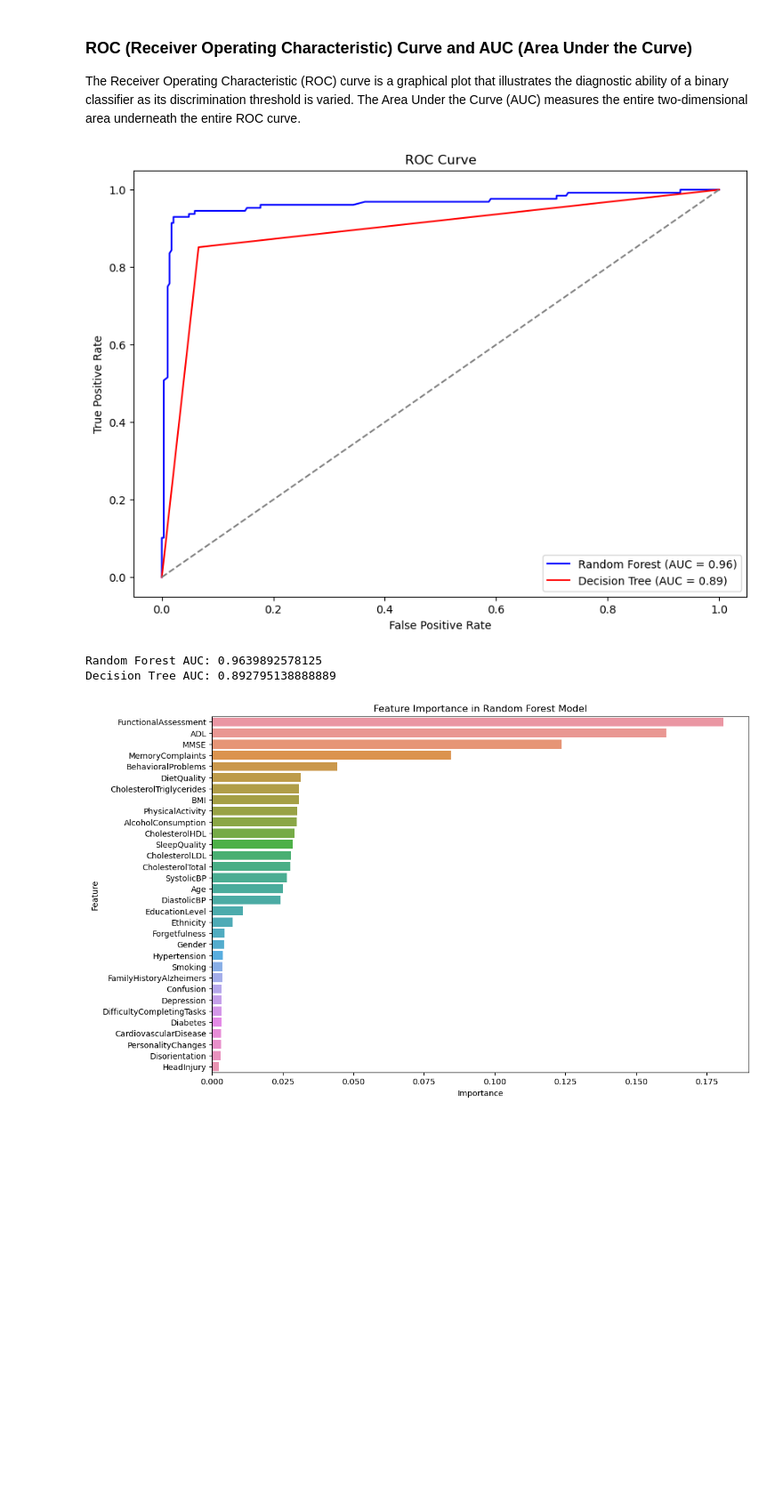
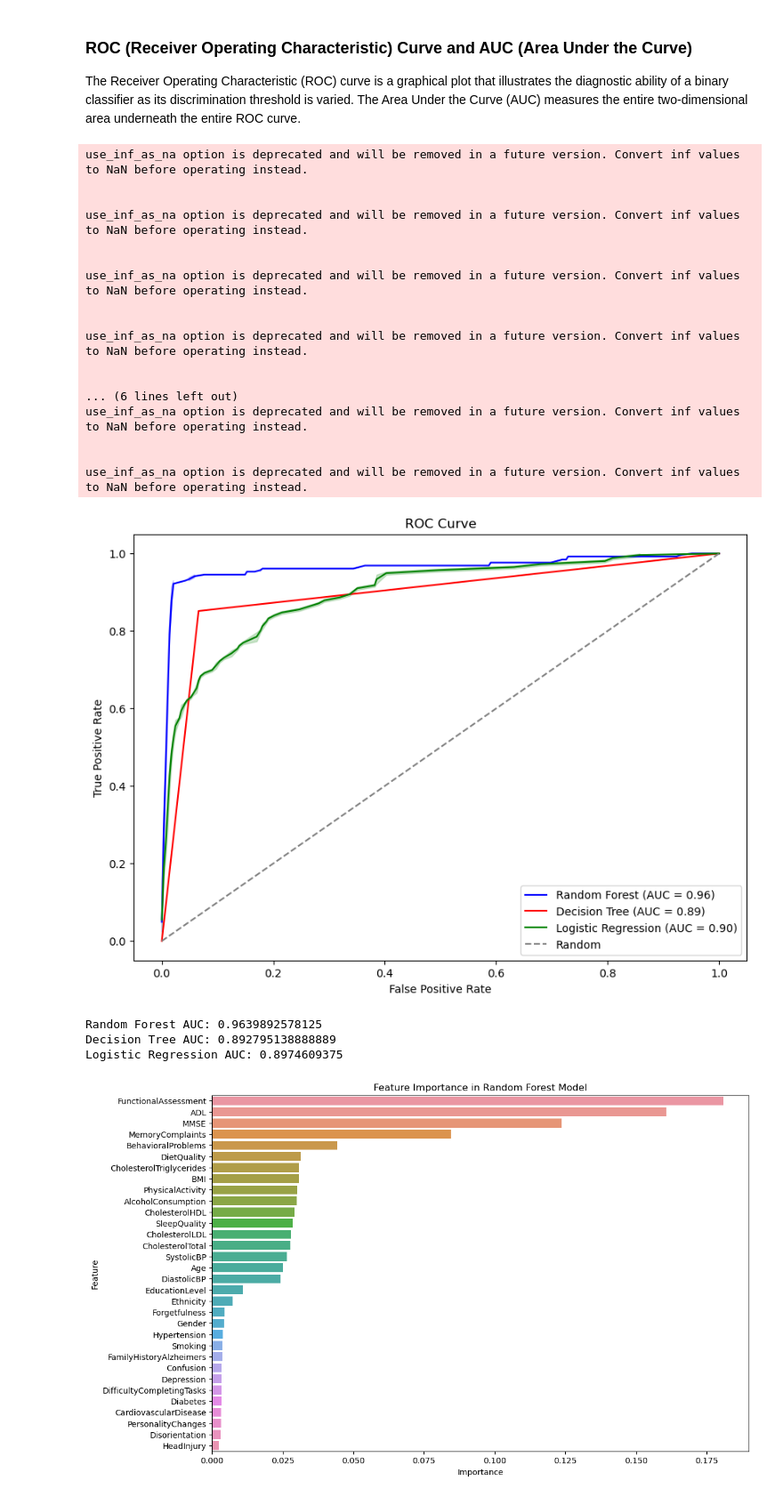
Before and after one commit to tarsian/Project-4-Alzheimers, a Jupyter notebook: Alzheimer's Disease.ipynb, the cells around one changed output. Shown at 89% size. Cells and saved outputs as stored; diff of their text form; code cells hidden in the pictures; blank space fills up the shorter version.

```diff
--- a/Alzheimer's Disease.ipynb
+++ b/Alzheimer's Disease.ipynb
@@ -185,33 +199,61 @@ weighted avg       0.91      0.91      0.91       416
 ### ROC (Receiver Operating Characteristic) Curve and AUC (Area Under the Curve)
 The Receiver Operating Characteristic (ROC) curve is a graphical plot that illustrates the diagnostic ability of a binary classifier as its discrimination threshold is varied. The Area Under the Curve (AUC) measures the entire two-dimensional area underneath the entire ROC curve.
 # %%
+
 # Compute ROC curve and AUC for Random Forest
 y_prob_rf = rf_model.predict_proba(X_test_scaled)[:, 1]
 fpr_rf, tpr_rf, _ = roc_curve(y_test, y_prob_rf)
 auc_rf = roc_auc_score(y_test, y_prob_rf)
 
 # Compute ROC curve and AUC for Decision Tree
 y_prob_dt = dt_model.predict_proba(X_test_scaled)[:, 1]
 fpr_dt, tpr_dt, _ = roc_curve(y_test, y_prob_dt)
 auc_dt = roc_auc_score(y_test, y_prob_dt)
 
-# Plot ROC curves
+# Compute ROC curve and AUC for Logistic Regression
+y_prob_lr = lr_model.predict_proba(X_test_scaled)[:, 1]
+fpr_lr, tpr_lr, _ = roc_curve(y_test, y_prob_lr)
+auc_lr = roc_auc_score(y_test, y_prob_lr)
+
+# Plot ROC curves using Seaborn
 plt.figure(figsize=(10, 7))
-plt.plot(fpr_rf, tpr_rf, color='blue', label=f'Random Forest (AUC = {auc_rf:.2f})')
-plt.plot(fpr_dt, tpr_dt, color='red', label=f'Decision Tree (AUC = {auc_dt:.2f})')
-plt.plot([0, 1], [0, 1], color='gray', linestyle='--')
+
+sns.lineplot(x=fpr_rf, y=tpr_rf, label=f'Random Forest (AUC = {auc_rf:.2f})', color='blue')
+sns.lineplot(x=fpr_dt, y=tpr_dt, label=f'Decision Tree (AUC = {auc_dt:.2f})', color='red')
+sns.lineplot(x=fpr_lr, y=tpr_lr, label=f'Logistic Regression (AUC = {auc_lr:.2f})', color='green')
+sns.lineplot(x=[0, 1], y=[0, 1], label='Random', color='gray', linestyle='--')
+
 plt.xlabel('False Positive Rate')
 plt.ylabel('True Positive Rate')
 plt.title('ROC Curve')
 plt.legend(loc='lower right')
 plt.show()
 
 print("Random Forest AUC:", auc_rf)
 print("Decision Tree AUC:", auc_dt)
+print("Logistic Regression AUC:", auc_lr)
 # %% [output]
+use_inf_as_na option is deprecated and will be removed in a future version. Convert inf values to NaN before operating instead.
+
+
+use_inf_as_na option is deprecated and will be removed in a future version. Convert inf values to NaN before operating instead.
+
+
+use_inf_as_na option is deprecated and will be removed in a future version. Convert inf values to NaN before operating instead.
+
+
+use_inf_as_na option is deprecated and will be removed in a future version. Convert inf values to NaN before operating instead.
+
+
+... (6 lines left out)
+use_inf_as_na option is deprecated and will be removed in a future version. Convert inf values to NaN before operating instead.
+
+
+use_inf_as_na option is deprecated and will be removed in a future version. Convert inf values to NaN before operating instead.
-[figure, old version]
+[figure, new version]
-Random Forest AUC: 0.9639892578125
-Decision Tree AUC: 0.892795138888889
+Random Forest AUC: 0.9639892578125
+Decision Tree AUC: 0.892795138888889
+Logistic Regression AUC: 0.8974609375
 # %%
 # Feature importance for Random Forest
 rf_feature_importance = rf_model.feature_importances_
```
Also changed, not shown: parts of 4 cells of this notebook, 1 other file.
